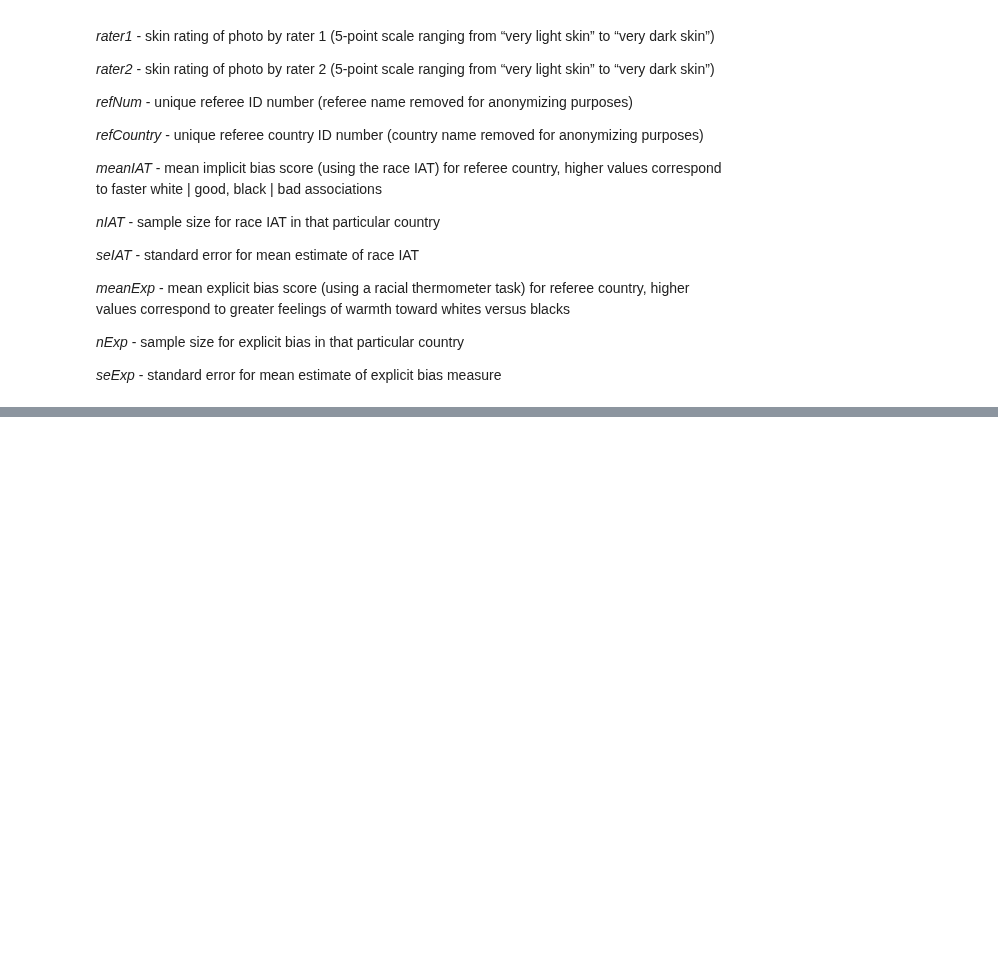
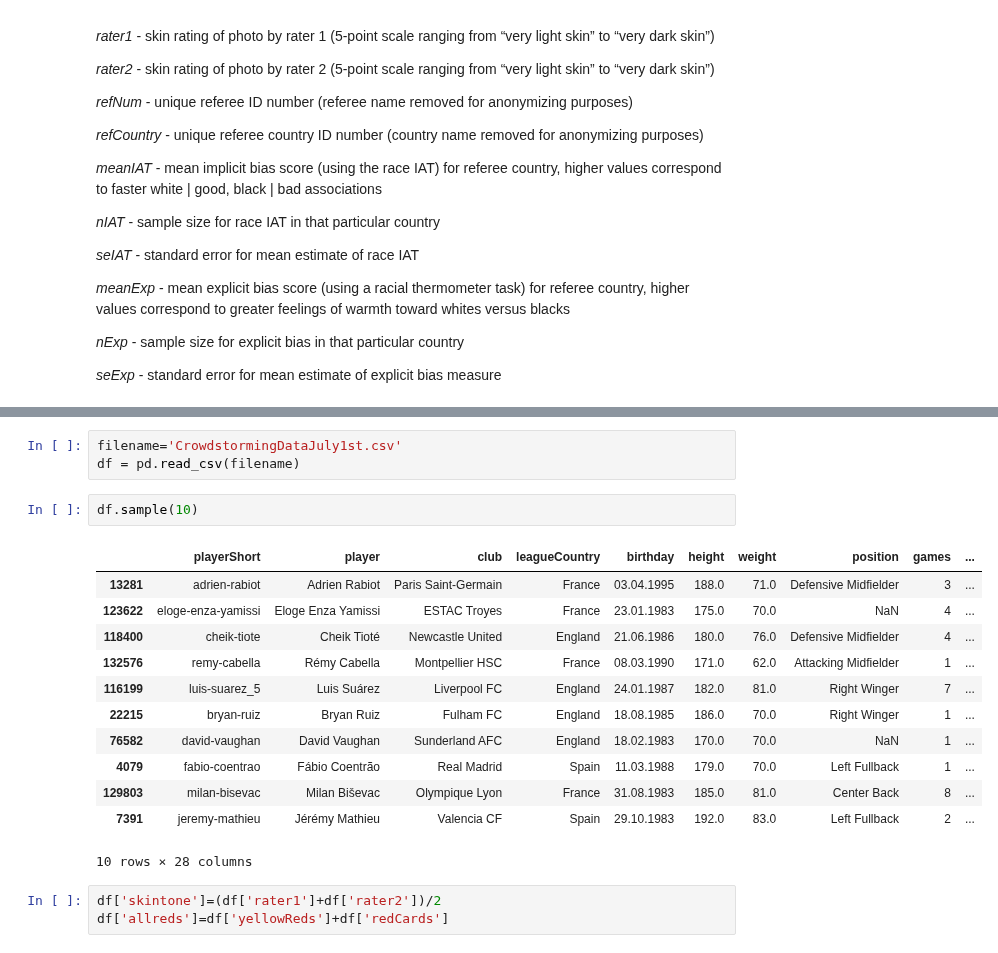
Before and after one commit to romac/ADAHomeworks, a Jupyter notebook: 04 - Applied ML/04 - Applied ML.ipynb, the cells around one changed output, grey strips where cells are left out. Drawn from its saved outputs; the diff is of its cells as text; blank space fills up the shorter version.

```diff
--- a/04 - Applied ML/04 - Applied ML.ipynb
+++ b/04 - Applied ML/04 - Applied ML.ipynb
@@ -93,0 +105,21 @@ In all, the dataset has a total of 146028 dyads of players and referees. A detai
+# %%
+filename='CrowdstormingDataJuly1st.csv'
+df = pd.read_csv(filename)
+# %%
+df.sample(10)
+# %% [output]
+|  | playerShort | player | club | leagueCountry | birthday | height | weight | position | games | ... |
+| 13281 | adrien-rabiot | Adrien Rabiot | Paris Saint-Germain | France | 03.04.1995 | 188.0 | 71.0 | Defensive Midfielder | 3 | ... |
+| 123622 | eloge-enza-yamissi | Eloge Enza Yamissi | ESTAC Troyes | France | 23.01.1983 | 175.0 | 70.0 | NaN | 4 | ... |
+| 118400 | cheik-tiote | Cheik Tioté | Newcastle United | England | 21.06.1986 | 180.0 | 76.0 | Defensive Midfielder | 4 | ... |
+| 132576 | remy-cabella | Rémy Cabella | Montpellier HSC | France | 08.03.1990 | 171.0 | 62.0 | Attacking Midfielder | 1 | ... |
+| 116199 | luis-suarez_5 | Luis Suárez | Liverpool FC | England | 24.01.1987 | 182.0 | 81.0 | Right Winger | 7 | ... |
+| 22215 | bryan-ruiz | Bryan Ruiz | Fulham FC | England | 18.08.1985 | 186.0 | 70.0 | Right Winger | 1 | ... |
+| 76582 | david-vaughan | David Vaughan | Sunderland AFC | England | 18.02.1983 | 170.0 | 70.0 | NaN | 1 | ... |
+| 4079 | fabio-coentrao | Fábio Coentrão | Real Madrid | Spain | 11.03.1988 | 179.0 | 70.0 | Left Fullback | 1 | ... |
+| 129803 | milan-bisevac | Milan Biševac | Olympique Lyon | France | 31.08.1983 | 185.0 | 81.0 | Center Back | 8 | ... |
+| 7391 | jeremy-mathieu | Jérémy Mathieu | Valencia CF | Spain | 29.10.1983 | 192.0 | 83.0 | Left Fullback | 2 | ... |
+10 rows × 28 columns
+# %%
+df['skintone']=(df['rater1']+df['rater2'])/2
+df['allreds']=df['yellowReds']+df['redCards']
```
Also changed, not shown: parts of 8 cells of this notebook.
